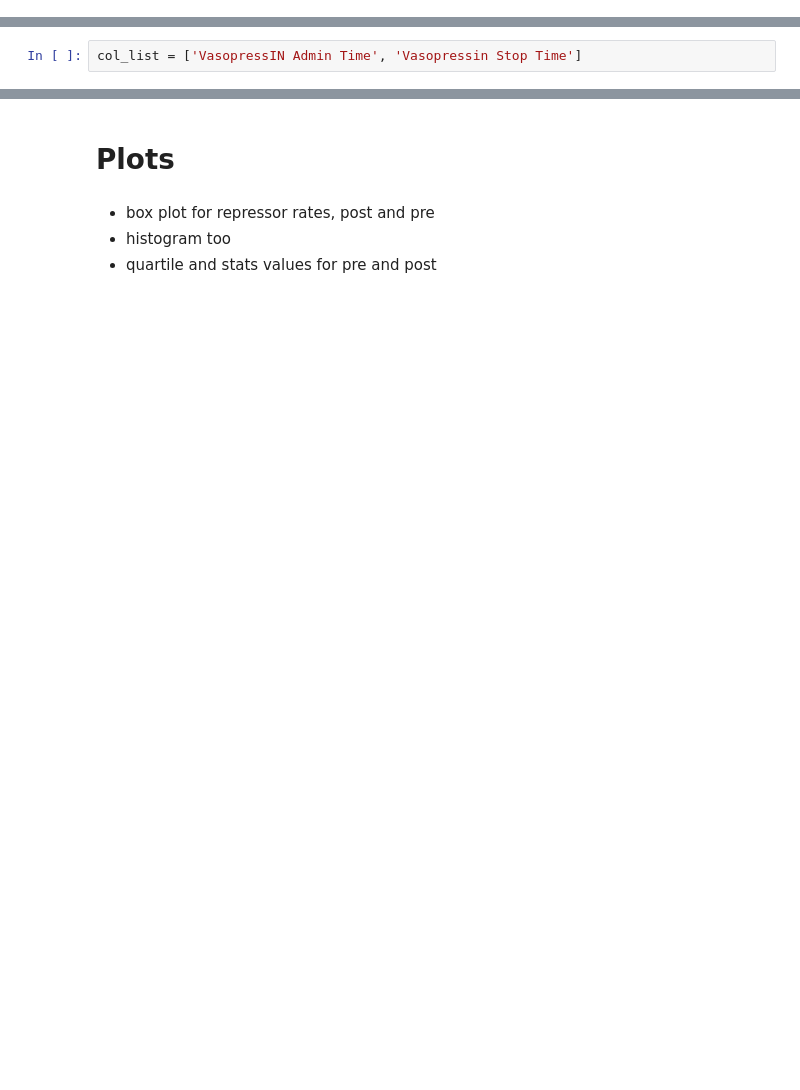
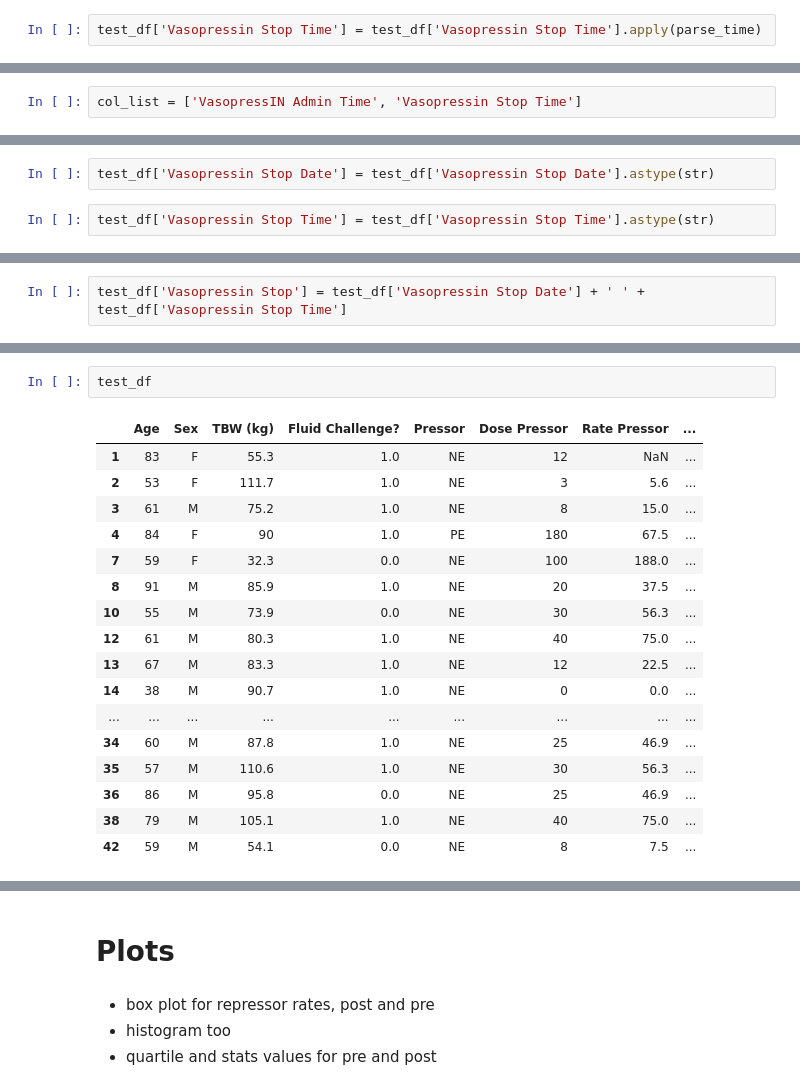
Before and after one commit to SpecCRA/vasopressIN, a Jupyter notebook: analysis_notebook.ipynb, the cells around one changed output, grey strips where cells are left out. Saved outputs shown, nothing was run; the diff lists cells and outputs as text; blank space fills up the shorter version.

```diff
--- a/analysis_notebook.ipynb
+++ b/analysis_notebook.ipynb
@@ -175,0 +225,2 @@ list(prevas_df)
+# %%
+test_df['Vasopressin Stop Time'] = test_df['Vasopressin Stop Time'].apply(parse_time)
@@ -177,0 +343,4 @@ col_list = ['VasopressIN Admin Time', 'Vasopressin Stop Time']
+# %%
+test_df['Vasopressin Stop Date'] = test_df['Vasopressin Stop Date'].astype(str)
+# %%
+test_df['Vasopressin Stop Time'] = test_df['Vasopressin Stop Time'].astype(str)
@@ -204,0 +387,2 @@ ValueError: time data ':51' does not match format '%H:%M'
+# %%
+test_df['Vasopressin Stop'] = test_df['Vasopressin Stop Date'] + ' ' +  test_df['Vasopressin Stop Time']
@@ -204,0 +408,20 @@ ValueError: time data ':51' does not match format '%H:%M'
+# %%
+test_df
+# %% [output]
+|  | Age | Sex | TBW (kg) | Fluid Challenge? | Pressor | Dose Pressor | Rate Pressor | ... |
+| 1 | 83 | F | 55.3 | 1.0 | NE | 12 | NaN | ... |
+| 2 | 53 | F | 111.7 | 1.0 | NE | 3 | 5.6 | ... |
+| 3 | 61 | M | 75.2 | 1.0 | NE | 8 | 15.0 | ... |
+| 4 | 84 | F | 90 | 1.0 | PE | 180 | 67.5 | ... |
+| 7 | 59 | F | 32.3 | 0.0 | NE | 100 | 188.0 | ... |
+| 8 | 91 | M | 85.9 | 1.0 | NE | 20 | 37.5 | ... |
+| 10 | 55 | M | 73.9 | 0.0 | NE | 30 | 56.3 | ... |
+| 12 | 61 | M | 80.3 | 1.0 | NE | 40 | 75.0 | ... |
+| 13 | 67 | M | 83.3 | 1.0 | NE | 12 | 22.5 | ... |
+| 14 | 38 | M | 90.7 | 1.0 | NE | 0 | 0.0 | ... |
+| ... | ... | ... | ... | ... | ... | ... | ... | ... |
+| 34 | 60 | M | 87.8 | 1.0 | NE | 25 | 46.9 | ... |
+| 35 | 57 | M | 110.6 | 1.0 | NE | 30 | 56.3 | ... |
+| 36 | 86 | M | 95.8 | 0.0 | NE | 25 | 46.9 | ... |
+| 38 | 79 | M | 105.1 | 1.0 | NE | 40 | 75.0 | ... |
+| 42 | 59 | M | 54.1 | 0.0 | NE | 8 | 7.5 | ... |
```
Also changed, not shown: parts of 45 cells of this notebook.
